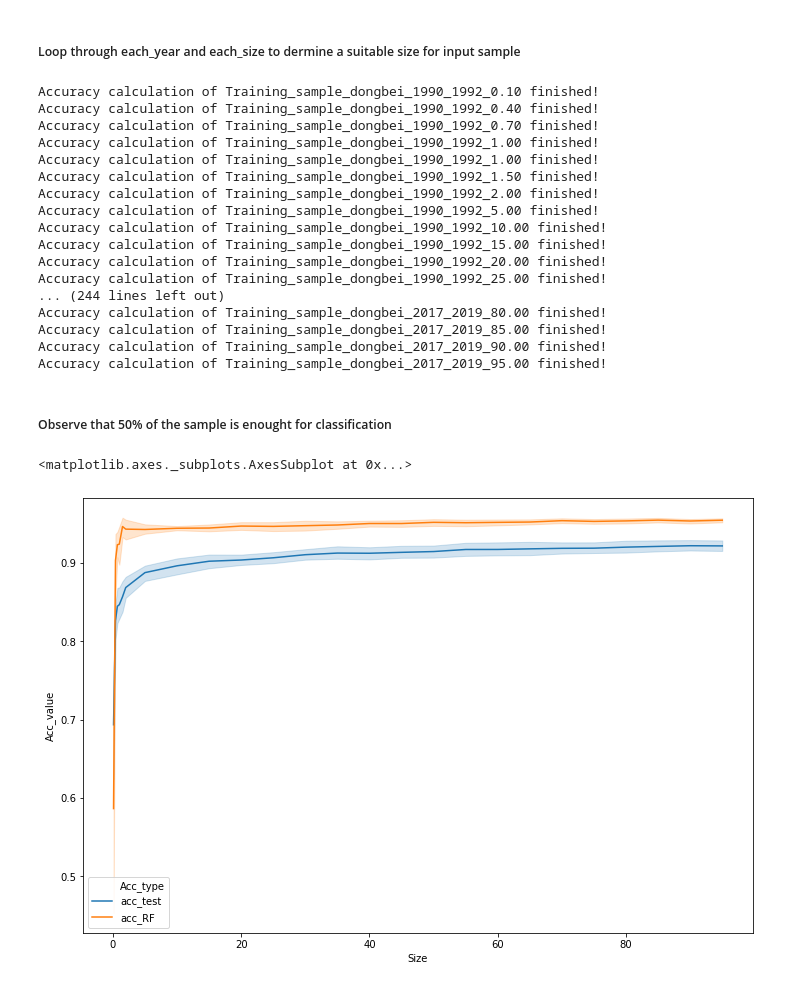
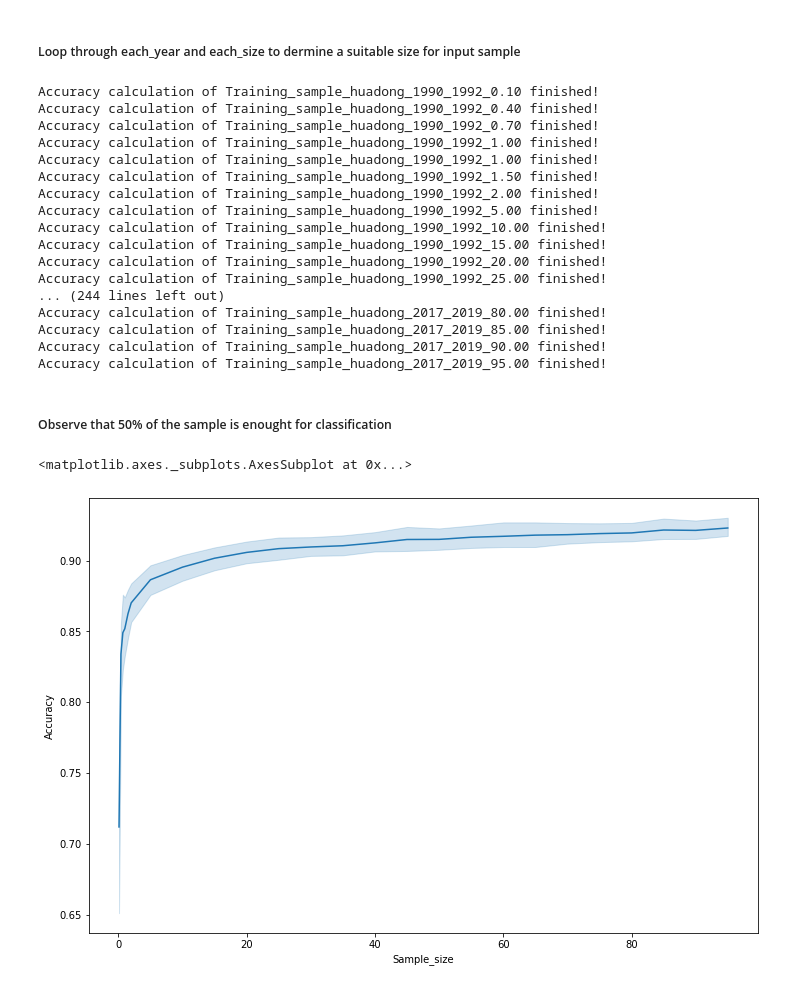
Before and after one commit to wangjinzhulala/China_built_up, a Jupyter notebook: Process_2_Classification_process/Sub_Process_6_Before_classification_Feature_selection/Step_4_Test_the_sample_size.ipynb, the cells around one changed output. Cells and saved outputs as stored; diff of their text form; code cells hidden in the pictures.

Commit message:
compare accuracy before/after temporal check

```diff
--- a/Process_2_Classification_process/Sub_Process_6_Before_classification_Feature_selection/Step_4_Test_the_sample_size.ipynb
+++ b/Process_2_Classification_process/Sub_Process_6_Before_classification_Feature_selection/Step_4_Test_the_sample_size.ipynb
@@ -64,57 +64,54 @@ for year in year_name:
 
 
         # perform the RF classification
-        RF = RandomForestClassifier(n_estimators=100,oob_score=True,n_jobs=-1)
+        RF = RandomForestClassifier(n_estimators=100,n_jobs=-1)
         RF.fit(X_train,y_train)
         y_pred = RF.predict(X_test)
 
         # get the accuracy, here get two kinds of accuracy
         acc_test = accuracy_score(y_test,y_pred)
-        acc_RF   = RF.oob_score_
 
         # add results to the acc_dict
-        Sample_size_acc[(train_name,f'{(1-size)*100:.2f}','acc_test')] = [acc_test]
-        Sample_size_acc[(train_name,f'{(1-size)*100:.2f}','acc_RF')]   = [acc_RF]
+        Sample_size_acc[(region_en,year,f'{(1-size)*100:.2f}',)] = [acc_test]
 
         # print out the process
         print(f'Accuracy calculation of {train_name}_{(1-size)*100:.2f} finished!')
 # %% [output]
-Accuracy calculation of Training_sample_dongbei_1990_1992_0.10 finished!
-Accuracy calculation of Training_sample_dongbei_1990_1992_0.40 finished!
-Accuracy calculation of Training_sample_dongbei_1990_1992_0.70 finished!
-Accuracy calculation of Training_sample_dongbei_1990_1992_1.00 finished!
-Accuracy calculation of Training_sample_dongbei_1990_1992_1.00 finished!
-Accuracy calculation of Training_sample_dongbei_1990_1992_1.50 finished!
-Accuracy calculation of Training_sample_dongbei_1990_1992_2.00 finished!
-Accuracy calculation of Training_sample_dongbei_1990_1992_5.00 finished!
-Accuracy calculation of Training_sample_dongbei_1990_1992_10.00 finished!
-Accuracy calculation of Training_sample_dongbei_1990_1992_15.00 finished!
-Accuracy calculation of Training_sample_dongbei_1990_1992_20.00 finished!
-Accuracy calculation of Training_sample_dongbei_1990_1992_25.00 finished!
+Accuracy calculation of Training_sample_huadong_1990_1992_0.10 finished!
+Accuracy calculation of Training_sample_huadong_1990_1992_0.40 finished!
+Accuracy calculation of Training_sample_huadong_1990_1992_0.70 finished!
+Accuracy calculation of Training_sample_huadong_1990_1992_1.00 finished!
+Accuracy calculation of Training_sample_huadong_1990_1992_1.00 finished!
+Accuracy calculation of Training_sample_huadong_1990_1992_1.50 finished!
+Accuracy calculation of Training_sample_huadong_1990_1992_2.00 finished!
+Accuracy calculation of Training_sample_huadong_1990_1992_5.00 finished!
+Accuracy calculation of Training_sample_huadong_1990_1992_10.00 finished!
+Accuracy calculation of Training_sample_huadong_1990_1992_15.00 finished!
+Accuracy calculation of Training_sample_huadong_1990_1992_20.00 finished!
+Accuracy calculation of Training_sample_huadong_1990_1992_25.00 finished!
 ... (244 lines left out)
-Accuracy calculation of Training_sample_dongbei_2017_2019_80.00 finished!
-Accuracy calculation of Training_sample_dongbei_2017_2019_85.00 finished!
-Accuracy calculation of Training_sample_dongbei_2017_2019_90.00 finished!
-Accuracy calculation of Training_sample_dongbei_2017_2019_95.00 finished!
+Accuracy calculation of Training_sample_huadong_2017_2019_80.00 finished!
+Accuracy calculation of Training_sample_huadong_2017_2019_85.00 finished!
+Accuracy calculation of Training_sample_huadong_2017_2019_90.00 finished!
+Accuracy calculation of Training_sample_huadong_2017_2019_95.00 finished!
 # %%
 # formating the result and put it into a datafram
 Size_accuracy = pd.DataFrame(Sample_size_acc).T
 Size_accuracy.reset_index(inplace=True)
-Size_accuracy.columns = ['Year','Size','Acc_type','Acc_value']
+Size_accuracy.columns = ['Region','Year','Sample_size','Accuracy']
 
 Size_accuracy['Year'] = Size_accuracy['Year'].astype('category')
-Size_accuracy.sort_values(['Year','Size'],inplace=True)
+Size_accuracy.sort_values(['Year','Sample_size'],inplace=True)
 Size_accuracy.reset_index(inplace=True,drop=True)
 
 # save the datafram to disk
 Size_accuracy.to_csv(f'./Result/Sample_size_acc_{region_en}.csv',index=False)
-
 Size_accuracy = pd.read_csv(f'./Result/Sample_size_acc_{region_en}.csv')
 # %% [markdown]
 ##### Observe that 50% of the sample is enought for classification
 # %%
 plt.figure(figsize=[12,8])
-sns.lineplot(data=Size_accuracy,x='Size',y='Acc_value',hue='Acc_type')
+sns.lineplot(data=Size_accuracy,x='Sample_size',y='Accuracy')
 # %% [output]
 <matplotlib.axes._subplots.AxesSubplot at 0x...>
-[figure, old version]
+[figure, new version]
```
Also changed, not shown: parts of 1 cell of this notebook, 10 other files.
